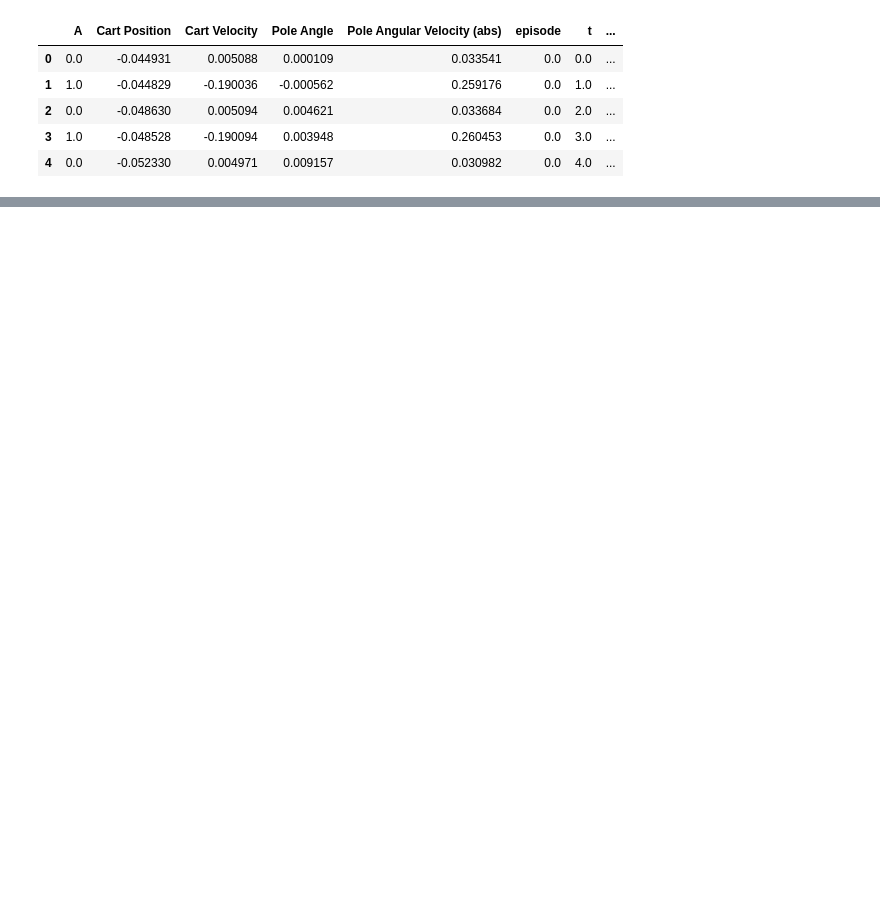
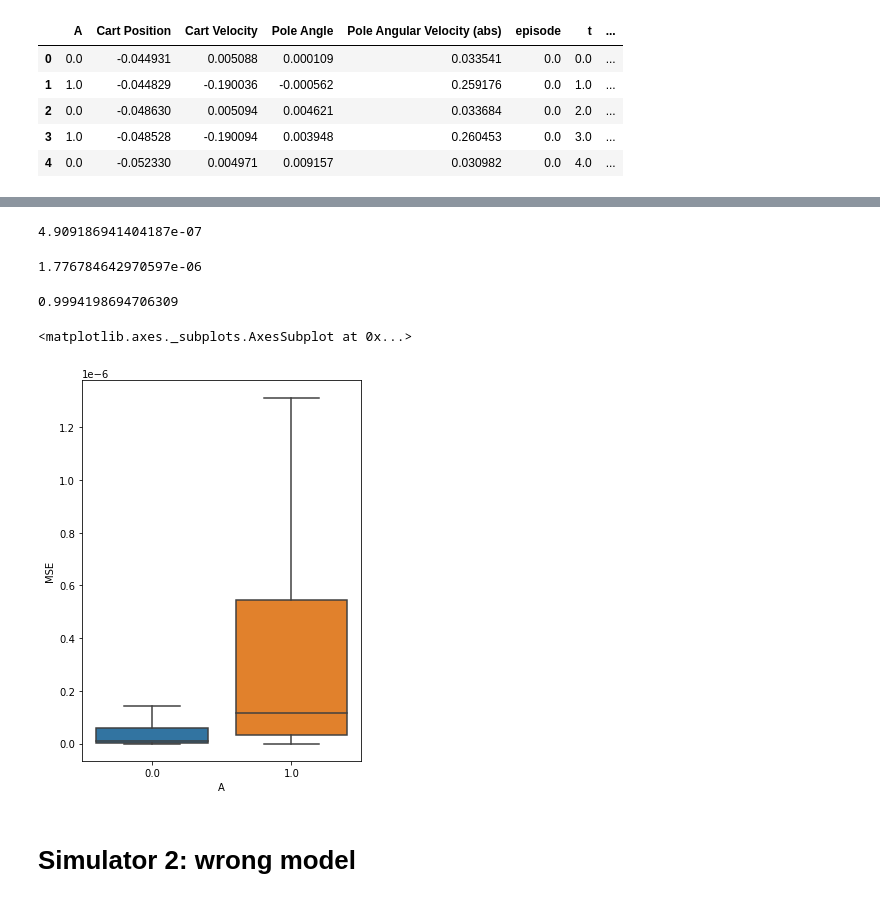
Before and after one commit to faaizT/CausalTwinAssessment, a Jupyter notebook: Cartpole Simulator.ipynb, the cells around one changed output, grey strips where cells are left out. Saved outputs shown, nothing was run; the diff lists cells and outputs as text; code cells hidden in the pictures; blank space fills up the shorter version.

```diff
--- a/Cartpole Simulator.ipynb
+++ b/Cartpole Simulator.ipynb
@@ -520,0 +544,18 @@ sim_data.head()
+# %%
+obs_data_test = sim_data.copy()
+obs_data_test_raw = (obs_data_test[x_columns] - df_partial[x_columns].mean())/df_partial[x_columns].std()
+# %%
+obs_data_test_copy = obs_data_test.copy()
+with torch.no_grad():
+    X_val = torch.FloatTensor(obs_data_test_raw.values)
+    A_val = torch.FloatTensor(obs_data_test['A'].values)
+    pred = obs_net(torch.column_stack((X_val, A_val))).reshape(-1)*df_partial[outcome].std() + df_partial[outcome].mean()
+    sim_pred = sim_net(torch.column_stack((X_val, A_val))).reshape(-1)*df_partial[outcome].std() + df_partial[outcome].mean()
+    Y = torch.FloatTensor(obs_data_test[f'{outcome}_t1'].values)
+    mse = torch.square(sim_pred - Y)
+    pol_val = torch.nn.Softmax(dim=1)(policy(X_val))[torch.arange(A_val.shape[0]), A_val.to(torch.long)]
+    obs_data_test_copy['MSE'] = mse.numpy()
+    obs_data_test_copy['LB'] = (pred*pol_val - (1-pol_val)*0.418).numpy()
+    obs_data_test_copy['UB'] = (pred*pol_val + (1-pol_val)*0.418).numpy()
+    obs_data_test_copy[f'Sim_{outcome}_t1'] = sim_pred.numpy()
+    obs_data_test_copy['In bounds'] = (obs_data_test_copy['LB'] <= obs_data_test_copy[f'Sim_{outcome}_t1']).apply(int) * (obs_data_test_copy['UB'] >= obs_data_test_copy[f'Sim_{outcome}_t1']).apply(int)
@@ -520,0 +571,22 @@ sim_data.head()
+# %%
+obs_data_test_copy.loc[obs_data_test_copy['A']==0, 'MSE'].mean()
+# %% [output]
+4.909186941404187e-07
+# %%
+obs_data_test_copy.loc[obs_data_test_copy['A']==1, 'MSE'].mean()
+# %% [output]
+1.776784642970597e-06
+# %%
+((obs_data_test_copy['In bounds']==1) & (obs_data_test_copy['A']==1)).sum()/(obs_data_test_copy['A']==1).sum()
+# %% [output]
+0.9994198694706309
+# %%
+import seaborn as sns
+fig, axs = plt.subplots(1, figsize=(5,7))
+obs_data_test_copy['A'] = obs_data_test_copy['A'].apply(str)
+sns.boxplot(y='MSE',x='A', data=obs_data_test_copy, ax=axs, showfliers=False)
+# %% [output]
+<matplotlib.axes._subplots.AxesSubplot at 0x...>
+[figure, added]
+# %% [markdown]
+# Simulator 2: wrong model
```
Also changed, not shown: parts of 30 cells of this notebook.
